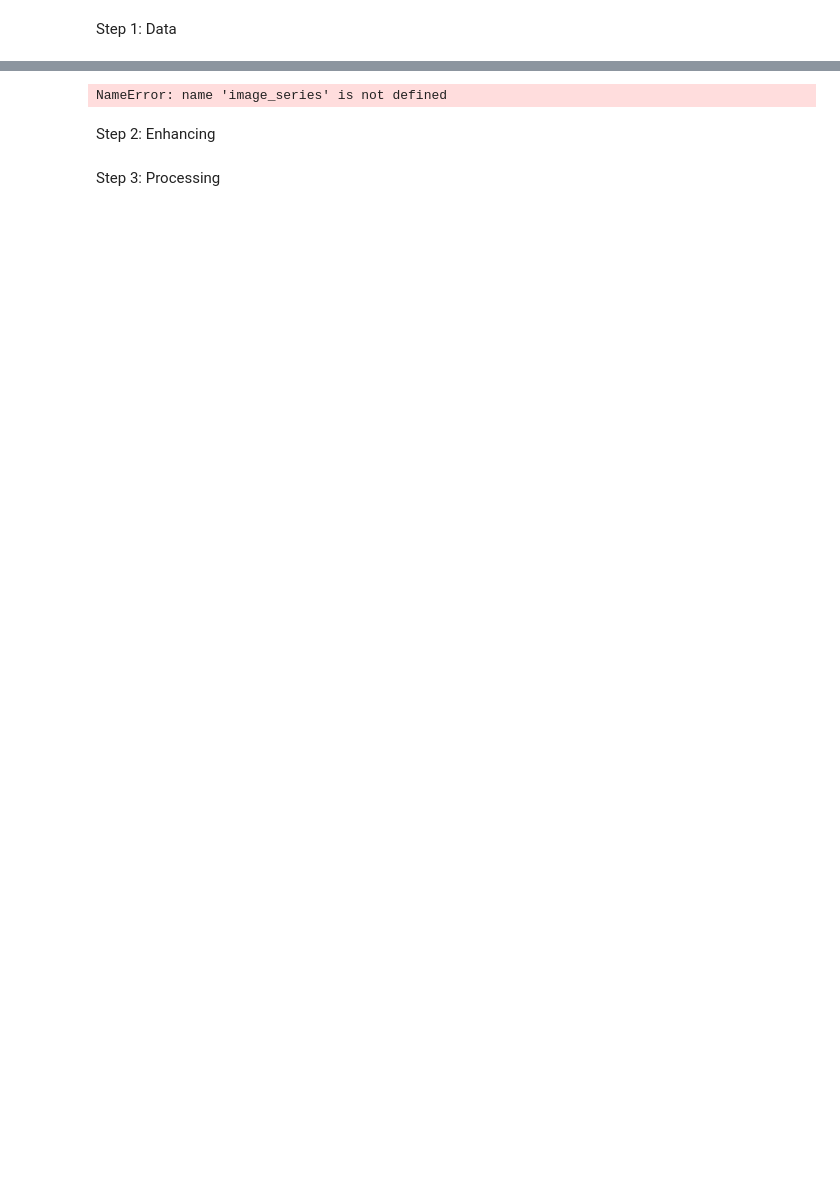
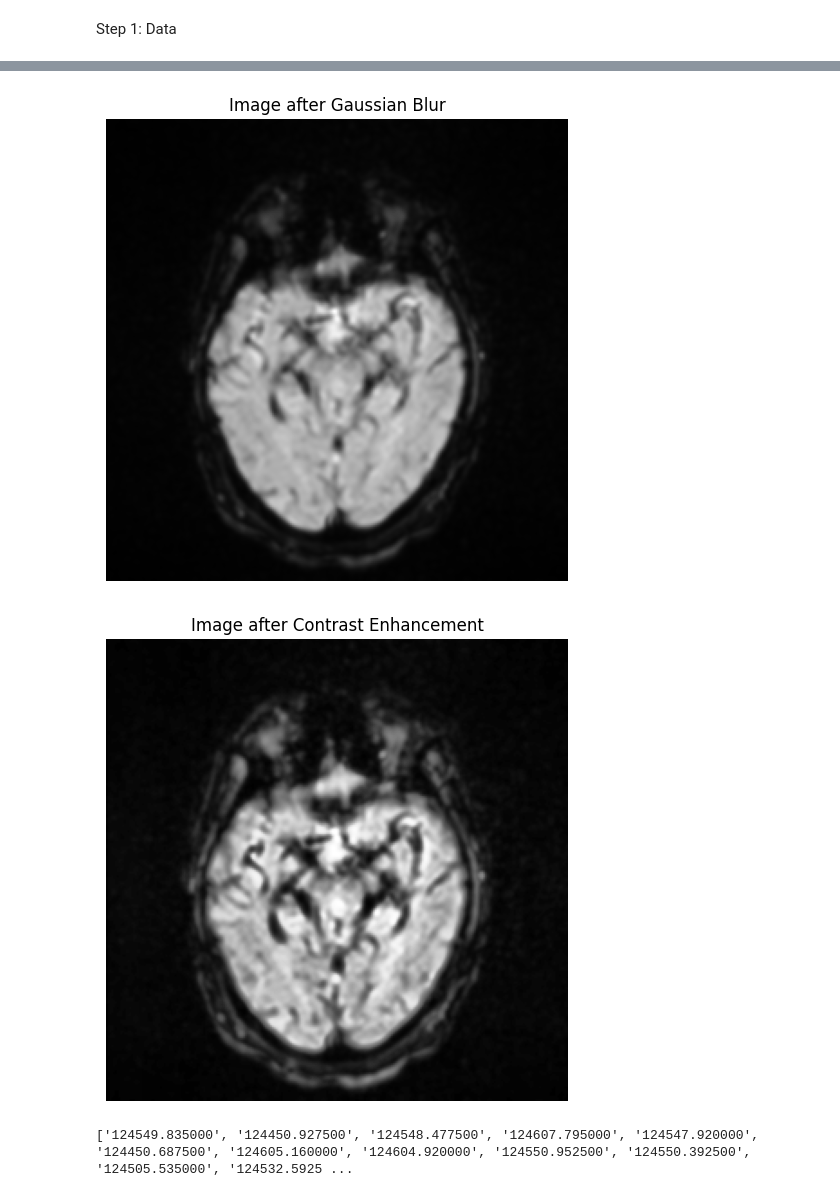
Before and after one commit to qqgjyx/MATH-Group, a Jupyter notebook: main.ipynb, the cells around one changed output, grey strips where cells are left out. Drawn from its saved outputs; the diff is of its cells as text; code cells hidden in the pictures; blank space fills up the shorter version.

```diff
--- a/main.ipynb
+++ b/main.ipynb
@@ -59,3 +113,34 @@ for file in dicom_files:
+# %%
+# Example of applying Gaussian blur for noise reduction
+image_data_blurred = [gaussian(image, sigma=1) for image in image_data]
+
+# Example of applying contrast enhancement
+image_data_enhanced = [equalize_adapthist(image) for image in image_data_blurred]
+
+# Edge enhancement example is more complex as it usually applies to specific cases.
+# %%
+# Apply Gaussian blur to the first image for noise reduction
+image_blurred = image_data_blurred[0]
+
+# Apply contrast enhancement to the blurred image
+image_enhanced = image_data_enhanced[0]
+
+# Show the blurred image
+plt.figure(figsize=(6, 6))
+plt.imshow(image_blurred, cmap='gray')
+plt.title('Image after Gaussian Blur')
+plt.axis('off')
+plt.show()
+
+# Show the enhanced image
+plt.figure(figsize=(6, 6))
+plt.imshow(image_enhanced, cmap='gray')
+plt.title('Image after Contrast Enhancement')
+plt.axis('off')
+plt.show()
+# %% [output]
+[figure, added]
+[figure, added]
 # %%
 # Example of extracting acquisition time from DICOM metadata
 acquisition_times = []
@@ -69,24 +154,5 @@ for file in dicom_files:
     acquisition_times.append(acquisition_time)
-# %%
-
-
-def calculate_mtt(pixel_time_series):
-    # This is a placeholder function. Actual implementation will vary.
-    # For example, calculating MTT using a simplistic model:
-    mtt = np.mean(pixel_time_series)  # Simplified; actual calculation may differ
-    return mtt
-
-# Assuming 'image_series' is a 3D numpy array with shape (time, x, y)
-# where time is the time dimension of your PWI sequence
-mtt_map = np.zeros(image_series.shape[1:])  # Initialize MTT map
-
-for x in range(image_series.shape[1]):
-    for y in range(image_series.shape[2]):
-        pixel_series = image_series[:, x, y]
-        mtt_map[x, y] = calculate_mtt(pixel_series)
-# %% [output]
-NameError: name 'image_series' is not defined
-# %% [markdown]
-Step 2: Enhancing
-# %% [markdown]
-Step 3: Processing
+# %%
+print(acquisition_times)
+# %% [output]
+['124549.835000', '124450.927500', '124548.477500', '124607.795000', '124547.920000', '124450.687500', '124605.160000', '124604.920000', '124550.952500', '124550.392500', '124505.535000', '124532.5925 ...
```
Also changed, not shown: parts of 12 cells of this notebook.
